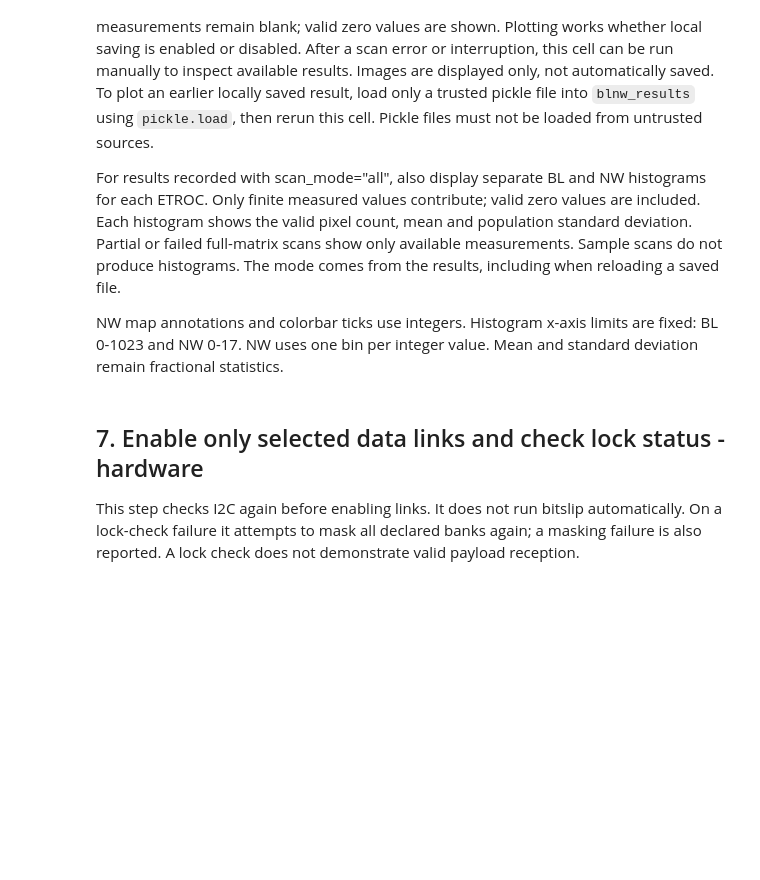
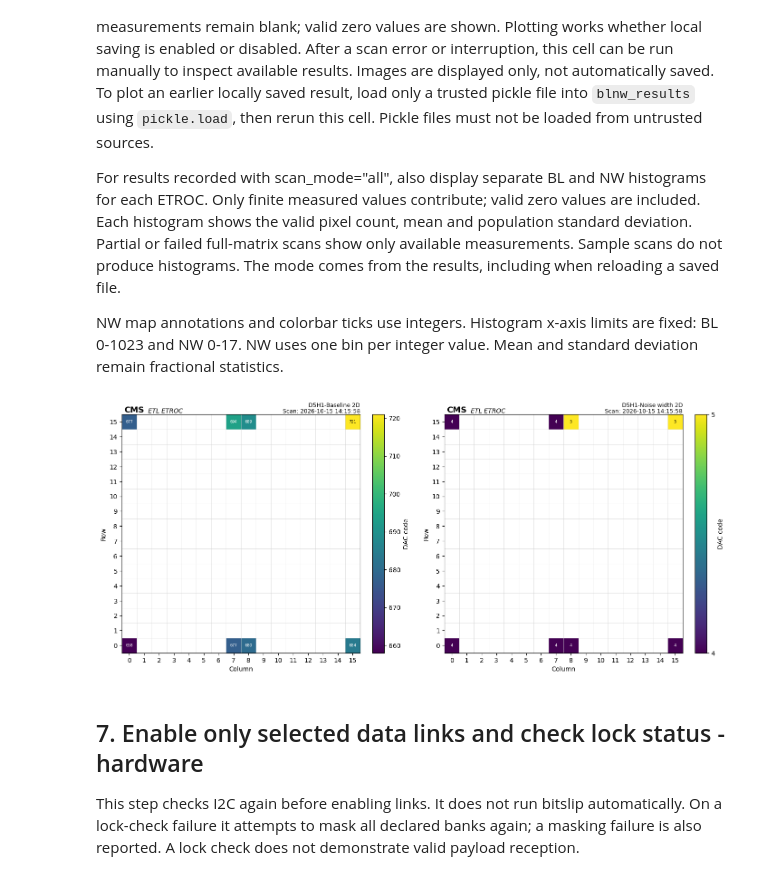
Before and after one commit to CMS-ETROC/tamalero, a Jupyter notebook: pathfinder/pathfinder_test.ipynb, the cells around one changed output. Cells and saved outputs as stored; diff of their text form; code cells hidden in the pictures; blank space fills up the shorter version.

Commit message:
Update pathfinder E-link configuration

```diff
--- a/pathfinder/pathfinder_test.ipynb
+++ b/pathfinder/pathfinder_test.ipynb
@@ -420,0 +504,19 @@ etroc_register_checks_done = True
+# %%
+import time
+
+for i in range(3):
+    print(f"\n--- Check {i + 1} ---")
+    for identity in ("D5H3", "D5H4"):
+        chip = chips[identity]
+        values = {
+            name: chip.rd_reg(name)
+            for name in (
+                "controllerState",
+                "fcAlignFinalState",
+                "fcAlignStatus",
+                "invalidFCCount",
+                "pllUnlockCount",
+            )
+        }
+        print(identity, values)
+    time.sleep(1)
@@ -451,0 +610,6 @@ show_status("High power mode configured; sampled pixel readbacks passed", "succe
+# %%
+for identity in ("D5H1", "D5H2", "D5H3", "D5H4"):
+    debug_etroc_link(
+        rb, mapping, chips, identity,
+        pll_samples=1
+    )
@@ -656,6 +860,13 @@ def plot_blnw_maps(results):
         # fig.suptitle("Unscanned or failed pixels are blank")
         figures.append(fig)
         plt.show()
+
+        BLNW_OUTPUT_DIR.mkdir(parents=True, exist_ok=True)
+        fig.savefig(
+            BLNW_OUTPUT_DIR / f"{identity}_BLNW_map_{datetime.now():%Y%m%d_%H%M%S}.png",
+            dpi=200, bbox_inches="tight",
+        )
+
     return figures
 
 
@@ -683,33 +894,43 @@ def plot_blnw_histograms(results):
                 bins = np.linspace(0, 1023, 65)
                 ax.set_xlim(0, 1023)
                 ax.set_xticks([0, 128, 256, 384, 512, 640, 768, 896, 1023])
             else:
                 bins = np.arange(-0.5, 18, 1)
                 ax.set_xlim(0, 17)
                 ax.set_xticks(range(18))
             ax.xaxis.set_major_formatter(FormatStrFormatter("%.0f"))
             ax.yaxis.set_major_locator(MaxNLocator(integer=True))
             if values.size:
                 # ax.hist(values, bins=bins, edgecolor="black", alpha=0.8)
                 ax.hist(values, bins=bins, histtype="step", color="#7ec8e3", linewidth=1.3)
                 ax.text(0.97, 0.95,
                         # f"Mean: {values.mean():.2f}\nStd: {values.std():.2f}",
                         # transform=ax.transAxes, ha="right", va="top")
                         f"Mean: {values.mean():.2f}, Std: {values.std():.2f}",
                         transform=ax.transAxes, ha="right", va="top")
             else:
                 ax.text(0.5, 0.5, "No valid results", transform=ax.transAxes,
                         ha="center", va="center")
             # ax.grid(axis="y", alpha=0.25)
         figures.append(fig)
         plt.show()
+
+
+        BLNW_OUTPUT_DIR.mkdir(parents=True, exist_ok=True)
+        fig.savefig(
+            BLNW_OUTPUT_DIR / f"{identity}_BLNW_histo_{datetime.now():%Y%m%d_%H%M%S}.png",
+            dpi=200, bbox_inches="tight",
+        )
+
     return figures
 
 
 # This cell uses in-memory results and does not save image files.
 blnw_figures = plot_blnw_maps(blnw_results)
 
 blnw_histogram_figures = plot_blnw_histograms(blnw_results)
+# %% [output]
+[figure, added]
 # %% [markdown]
 ## 7. Enable only selected data links and check lock status - hardware
 This step checks I2C again before enabling links. It does not run bitslip automatically. On a lock-check failure it attempts to mask all declared banks again; a masking failure is also reported. A lock check does not demonstrate valid payload reception.
```
Also changed, not shown: parts of 21 cells of this notebook, 3 other files.
